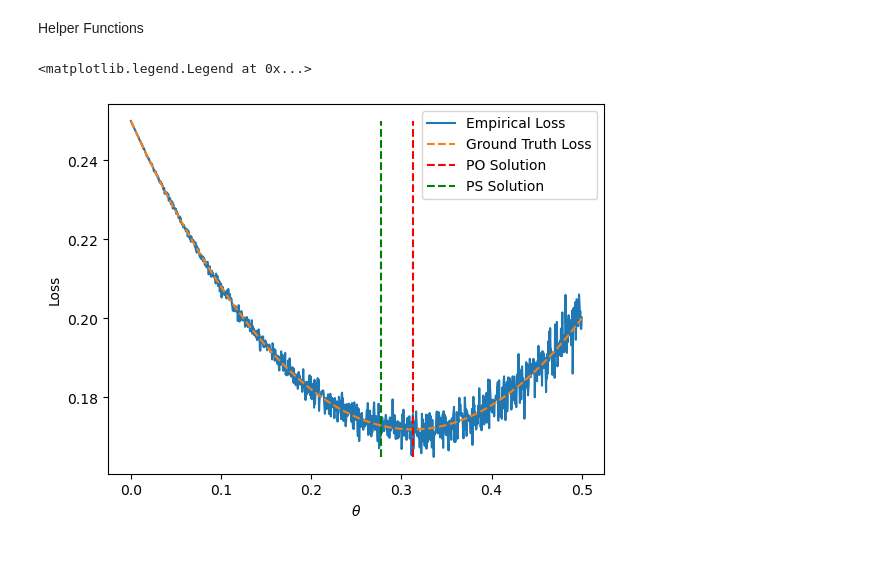
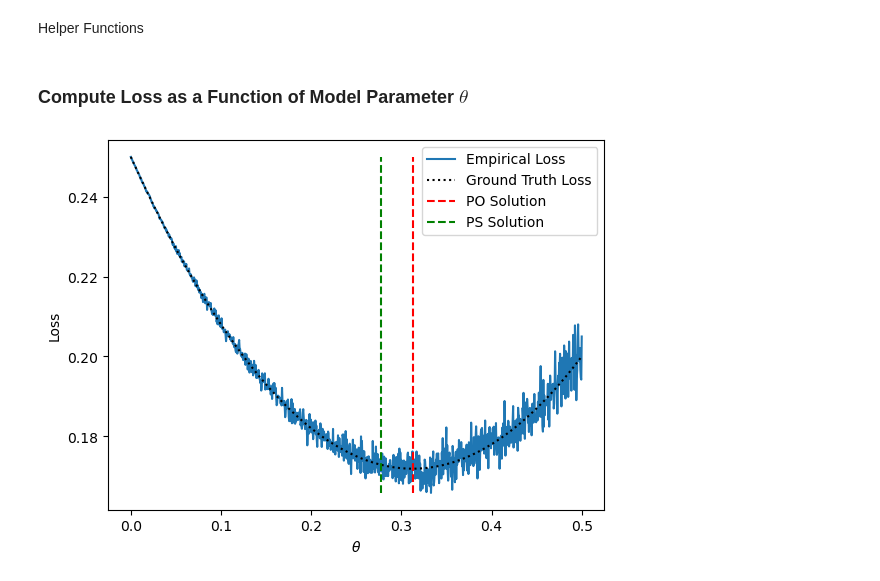
Before and after one commit to tetsnaga/poison-perf, a Jupyter notebook: biased_coin.ipynb, the cells around one changed output. Saved outputs shown, nothing was run; the diff lists cells and outputs as text; code cells hidden in the pictures.

```diff
--- a/biased_coin.ipynb
+++ b/biased_coin.ipynb
@@ -50,28 +55,30 @@ def loss(x: int, y: np.ndarray, theta: float) -> float:
+# %% [markdown]
+### Compute Loss as a Function of Model Parameter $\theta$
 # %%
 mu = 0.25
 epsilon = 0.1
 x = np.random.choice([-1, 1])
 n = 10000
 
 losses = []
 theta_vals = np.linspace(0, 0.5, 1000)
 
 for theta in theta_vals:
     y = sample_data(n, x, theta, mu, epsilon)
     l = loss(x, y, theta)
     losses.append(l)
 
 
 gt_loss = (1/2 + mu * x + epsilon*theta_vals*x) * (1-theta_vals*x-1/2)**2 + (1/2 - mu * x - epsilon*theta_vals*x) * (0-theta_vals*x-1/2)**2
 
 plt.plot(theta_vals, losses, label='Empirical Loss')
-plt.plot(theta_vals, gt_loss, label='Ground Truth Loss', linestyle='dashed')
+plt.plot(theta_vals, gt_loss, label='Ground Truth Loss', color='k', linestyle=':')
 plt.vlines([mu/(1-2*epsilon)], ymin=min(losses), ymax=max(losses), colors='r', linestyles='dashed', label='PO Solution')
 plt.vlines([mu/(1-epsilon)], ymin=min(losses), ymax=max(losses), colors='g', linestyles='dashed', label='PS Solution')
 
 plt.ylabel('Loss')
 plt.xlabel(r'$\theta$')
 plt.legend()
+plt.show()
 # %% [output]
-<matplotlib.legend.Legend at 0x...>
-[figure, old version]
+[figure, new version]
```
Also changed, not shown: parts of 4 cells of this notebook.
